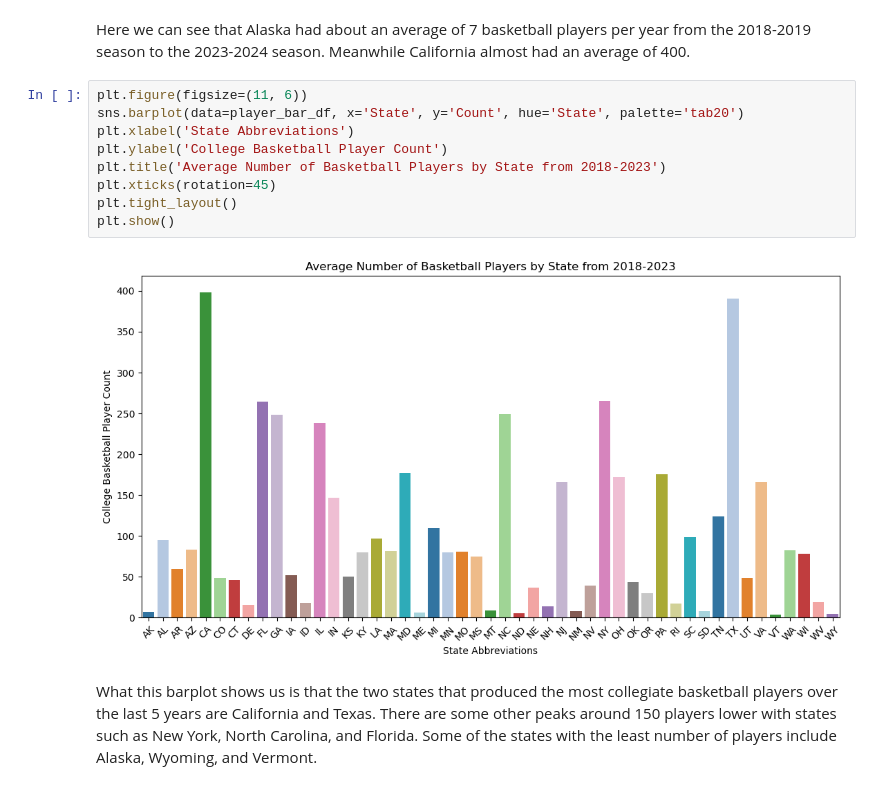
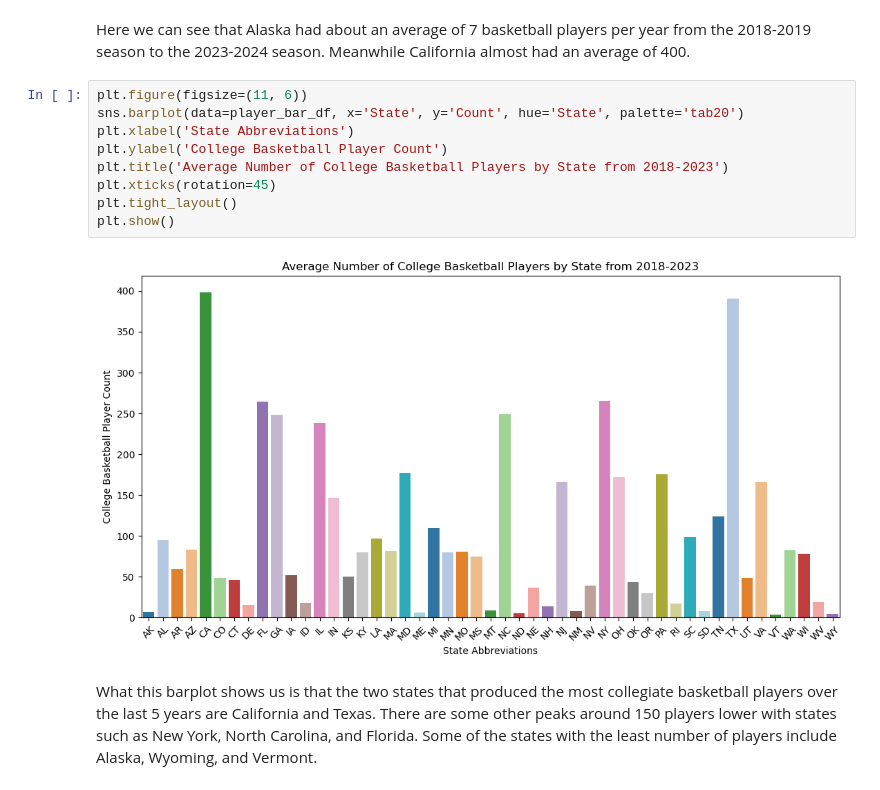
Before and after one commit to jayden789/State-weather-player-performance, a Jupyter notebook: EDACheckpoint_group69.ipynb, the cells around one changed output. Drawn from its saved outputs; the diff is of its cells as text.

```diff
--- a/EDACheckpoint_group69.ipynb
+++ b/EDACheckpoint_group69.ipynb
@@ -726,13 +726,13 @@ Here we can see that Alaska had about an average of 7 basketball players per yea
 # %%
 plt.figure(figsize=(11, 6))
 sns.barplot(data=player_bar_df, x='State', y='Count', hue='State', palette='tab20')
 plt.xlabel('State Abbreviations')
 plt.ylabel('College Basketball Player Count')
-plt.title('Average Number of Basketball Players by State from 2018-2023')
+plt.title('Average Number of College Basketball Players by State from 2018-2023')
 plt.xticks(rotation=45)
 plt.tight_layout()
 plt.show()
 # %% [output]
-[figure, old version]
+[figure, new version]
 # %% [markdown]
 What this barplot shows us is that the two states that produced the most collegiate basketball players over the last 5 years are California and Texas. There are some other peaks around 150 players lower with states such as New York, North Carolina, and Florida. Some of the states with the least number of players include Alaska, Wyoming, and Vermont.
```
Also changed, not shown: parts of 5 cells of this notebook.
